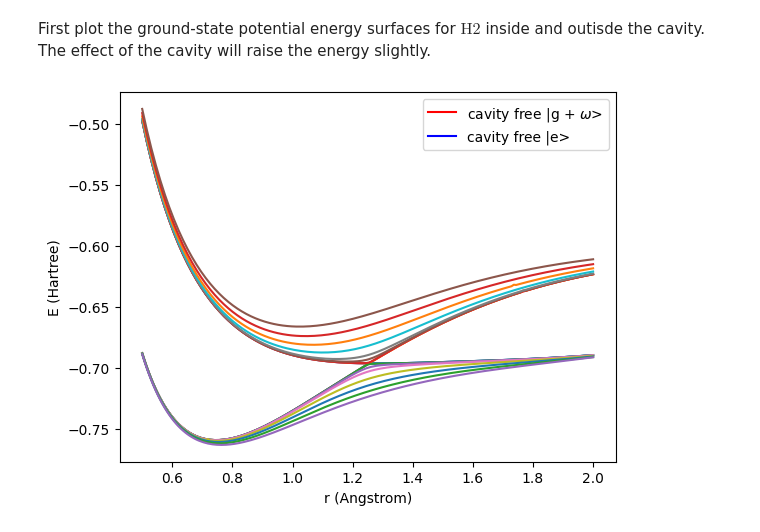
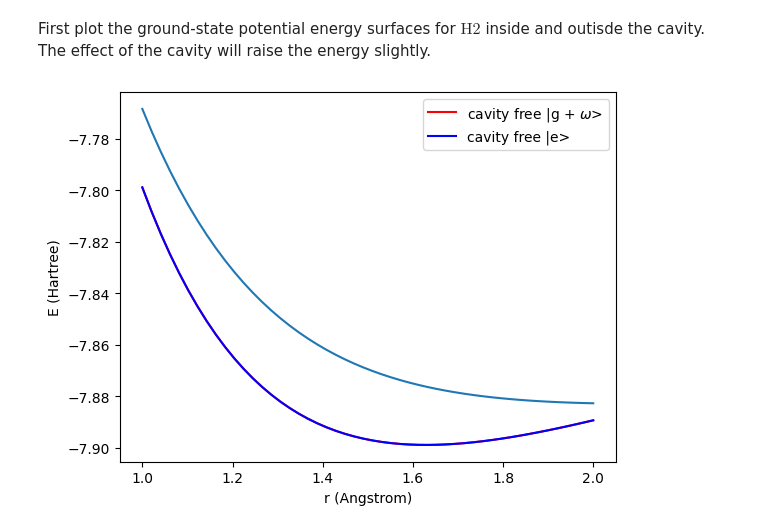
Before and after one commit to FoleyLab/SCQED-PCQED, a Jupyter notebook: src/QED-FCI_H2_HR copy.ipynb, the cells around one changed output. Drawn from its saved outputs; the diff is of its cells as text; code cells hidden in the pictures.

Commit message:
fixed polariton plots

```diff
--- a/src/QED-FCI_H2_HR copy.ipynb
+++ b/src/QED-FCI_H2_HR copy.ipynb
@@ -22,13 +22,13 @@ please provide us feedback at https://github.com/pandas-dev/pandas/issues/54466
   import pandas as pd
 # %%
 array_data = "/Users/ptolley1/Documents/Github/SCQED-PCQED/array_data"
-cavity_E_array_0_00 = np.load(array_data + "/LiH/0_00_fci_cavity_arrays_LiH_6311G.npy")
-cavity_E_array_0_001 = np.load(array_data + "/LiH/0_001_fci_cavity_arrays_LiH_6311G.npy")
-cavity_E_array_0_005 = np.load(array_data + "/LiH/0_005_fci_cavity_arrays_LiH_6311G.npy")
-cavity_E_array_0_01 = np.load(array_data + "/LiH/0_01_fci_cavity_arrays_LiH_6311G.npy")
-cavity_E_array_0_02 = np.load(array_data + "/LiH/0_02_fci_cavity_arrays_LiH_6311G.npy")
-cavity_E_array_0_03 = np.load(array_data + "/LiH/0_03_fci_cavity_arrays_LiH_6311G.npy")
-cavity_E_array_0_04 = np.load(array_data + "/LiH/0_04_fci_cavity_arrays_LiH_6311G.npy")
-cavity_E_array_0_05 = np.load(array_data + "/LiH/0_05_fci_cavity_arrays_LiH_6311G.npy")
-r_data = np.load(array_data + "/LiH/fci_r_array_LiH_6311G.npy")
+cavity_E_array_0_00 = np.load(array_data + "/LiH/fci_cavity_arrays_LiH_6311G0.npy")
+cavity_E_array_0_001 = np.load(array_data + "/LiH/fci_cavity_arrays_LiH_6311G0_001.npy")
+cavity_E_array_0_005 = np.load(array_data + "/LiH/fci_cavity_arrays_LiH_6311G0_005.npy")
+cavity_E_array_0_01 = np.load(array_data + "/LiH/fci_cavity_arrays_LiH_6311G0_01.npy")
+cavity_E_array_0_02 = np.load(array_data + "/LiH/fci_cavity_arrays_LiH_6311G0_02.npy")
+cavity_E_array_0_03 = np.load(array_data + "/LiH/fci_cavity_arrays_LiH_6311G0_03.npy")
+cavity_E_array_0_04 = np.load(array_data + "/LiH/fci_cavity_arrays_LiH_6311G0_04.npy")
+cavity_E_array_0_05 = np.load(array_data + "/LiH/fci_cavity_arrays_LiH_6311G0_05.npy")
+r_data = np.load(array_data + "/LiH/fci_r_array_LiH.npy")
 N_R = r_data.shape[0]
@@ -113,7 +111,7 @@ print(LP_arrays)
 # %%
 
-min_S0_loc = np.argmin(fci_S0[:])
-min_S1_loc = np.argmin(fci_S1[:])
+min_S0_loc = np.argmin(S0_array[:])
+min_S1_loc = np.argmin(S1_array[:])
 
 min_LP_array = np.zeros((1,8))
 min_UP_array = np.zeros((1,8))
@@ -132,7 +130,7 @@ print(f'Min on S1 is {r_data[min_S1_loc]}')
 
 # Fitting S0 PES to a quintic polynomial
 au_to_SI = (4.35974 * 10 ** (-18)) * 10 ** 20
-poly = np.poly1d(np.polyfit(r_data, fci_S0, 8))
+poly = np.poly1d(np.polyfit(r_data, S0_array, 8))
 print(poly)
 
 #Taking first and second derivative of S0 PES and evaluating at r_eq
@@ -144,6 +142,6 @@ print(k_test_SI)
 
 #plotting S0 PES and quintic fit
 plt.plot(r_data, poly(r_data), 'm-', label='fit')
-plt.plot(r_data, fci_S0[:], 'bo', label='cavity free |g>')
+plt.plot(r_data, S0_array[:], 'bo', label='cavity free |g>')
 plt.show
 # %% [output]
@@ -250,24 +248,25 @@ First plot the ground-state potential energy surfaces for $ \text{H2} $ inside a
 # %%
 fci_S0_omega = np.zeros((1, N_R))
 for i in range(N_R):
-    fci_S0_omega[0,i] = S0_array[i] + 0.3944656448298627
+    fci_S0_omega[0,i] = S0_array[i] + 0.12086
 fci_S0_plusw = np.ndarray.flatten(fci_S0_omega)
 
 plt.plot(r_data, fci_S0_plusw, 'r-', label='cavity free |g + $\omega$>')
 plt.plot(r_data, S1_array, 'b-', label='cavity free |e>')
-for i in range(8):
-    plt.plot(r_data, LP_arrays[i,:])
-    plt.plot(r_data, UP_arrays[i,:])
+plt.plot(r_data, cavity_E_array_0_00[4,:])
+#for i in range(8):
+#    plt.plot(r_data, LP_arrays[i,:])
+#    plt.plot(r_data, UP_arrays[i,:])
 plt.xlabel('r (Angstrom)')
 plt.ylabel('E (Hartree)')
 
 
 #plt.xlim(1.5, 2)
 #plt.ylim(-7.76, -7.72)
 plt.legend()
 plt.show()
 # %% [output]
-[figure, old version]
+[figure, new version]
 # %%
 #pd.DataFrame(matrix).to_clipboard()
 
```
Also changed, not shown: parts of 5 cells of this notebook, 59 other files.
